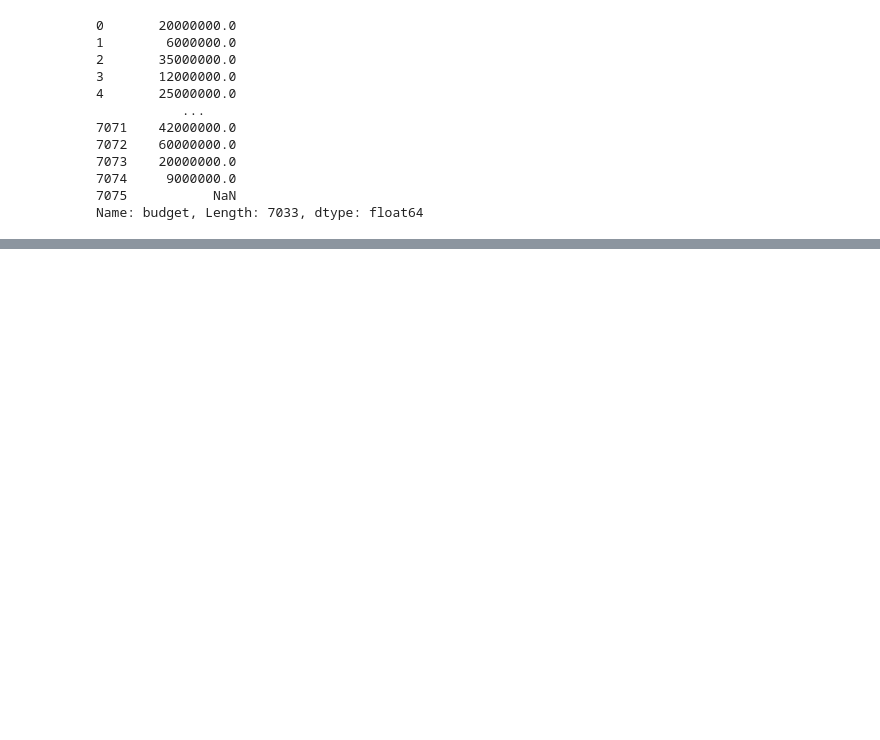
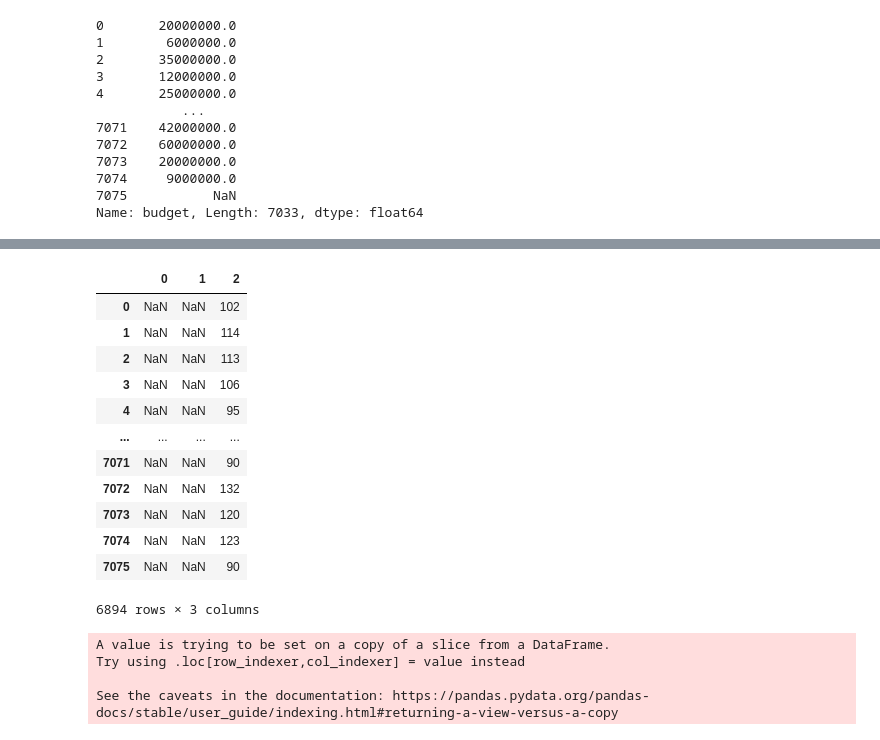
Before and after one commit to boyerjason700/MoviesETL, a Jupyter notebook: Second_try .ipynb, the cells around one changed output, grey strips where cells are left out. Saved outputs shown, nothing was run; the diff lists cells and outputs as text; code cells hidden in the pictures; blank space fills up the shorter version.

Commit message:
release date and running time column cleanup

```diff
--- a/Second_try .ipynb
+++ b/Second_try .ipynb
@@ -777,0 +782,3 @@ release_date = wiki_movies_5_df['Release date'].dropna().apply(lambda x: ' '.joi
+# %%
+# extract dates and add to column release_date
+wiki_movies_5_df['release_date'] = pd.to_datetime(release_date.str.extract(f'({date_form_one}|{date_form_two}|{date_form_three}|{date_form_four})')[0], infer_datetime_format=True)
@@ -777,0 +800,3 @@ release_date = wiki_movies_5_df['Release date'].dropna().apply(lambda x: ' '.joi
+# %%
+#make variable that holds non-null values of Running time converting lists to strings
+running_time = wiki_movies_5_df['Running time'].dropna().apply(lambda x: ' '.join(x) if type(x) == list else x)
@@ -777,0 +851,19 @@ release_date = wiki_movies_5_df['Release date'].dropna().apply(lambda x: ' '.joi
+# %%
+# extract values of running time that matches the two patterns
+running_time_extract = running_time.str.extract(r'(\d+)\s*ho?u?r?s?\s*(\d*)|(\d+)\s*m')
+# %%
+running_time_extract
+# %% [output]
+|  | 0 | 1 | 2 |
+| 0 | NaN | NaN | 102 |
+| 1 | NaN | NaN | 114 |
+| 2 | NaN | NaN | 113 |
+| 3 | NaN | NaN | 106 |
+| 4 | NaN | NaN | 95 |
+| ... | ... | ... | ... |
+| 7071 | NaN | NaN | 90 |
+| 7072 | NaN | NaN | 132 |
+| 7073 | NaN | NaN | 120 |
+| 7074 | NaN | NaN | 123 |
+| 7075 | NaN | NaN | 90 |
+6894 rows × 3 columns
@@ -777,0 +873,8 @@ release_date = wiki_movies_5_df['Release date'].dropna().apply(lambda x: ' '.joi
+# %%
+#apply function that converts all values to minutes and places in running_time column
+wiki_movies_5_df['running_time'] = running_time_extract.apply(lambda row: row[0]*60 + row[1] if row[2] == 0 else row[2], axis=1)
+# %% [output]
+A value is trying to be set on a copy of a slice from a DataFrame.
+Try using .loc[row_indexer,col_indexer] = value instead
+
+See the caveats in the documentation: https://pandas.pydata.org/pandas-docs/stable/user_guide/indexing.html#returning-a-view-versus-a-copy
```
Also changed, not shown: parts of 10 cells of this notebook.
